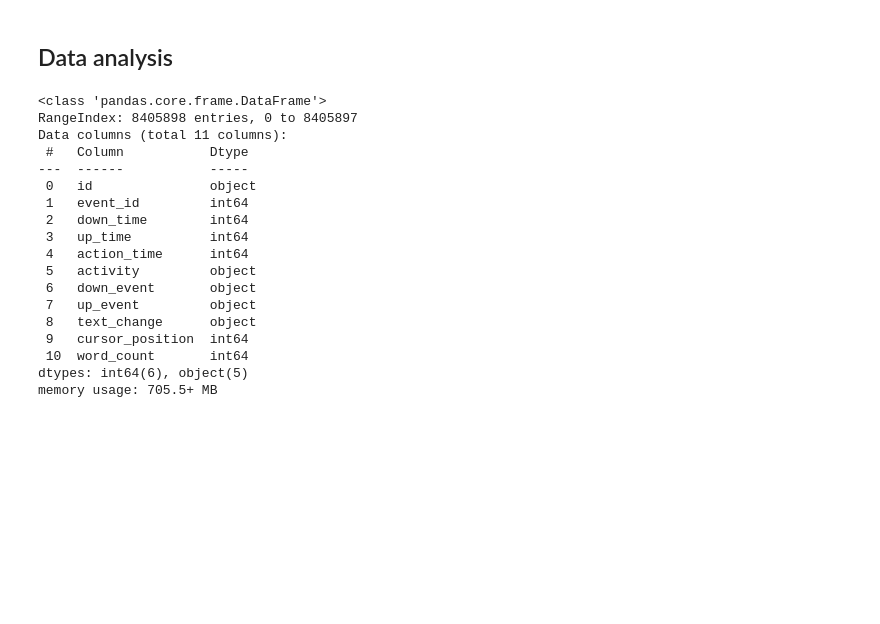
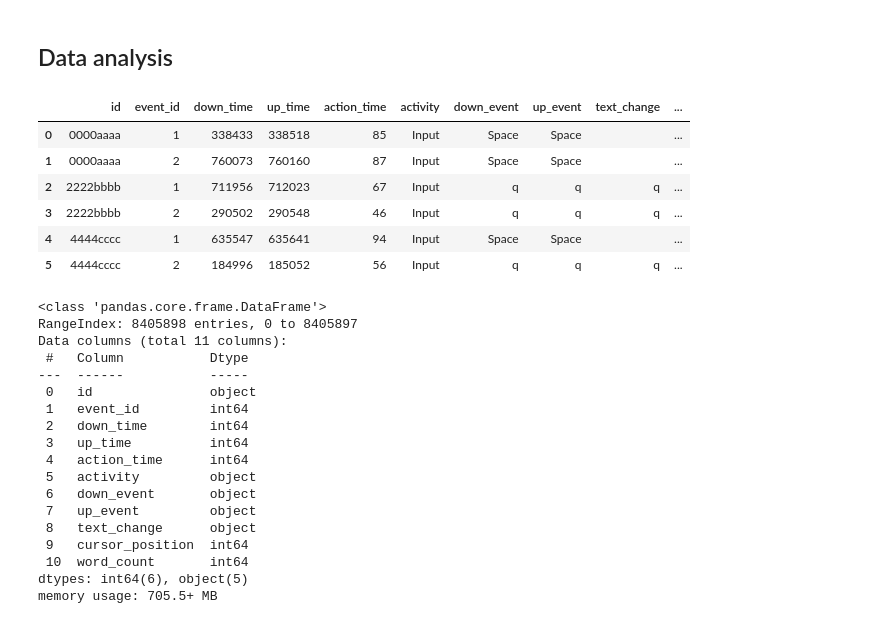
Before and after one commit to PiotrDratwa/Writing_quality_projections, a Jupyter notebook: Linking Writing Processes to Writing Quality.ipynb, the cells around one changed output. Cells and saved outputs as stored; diff of their text form; code cells hidden in the pictures; blank space fills up the shorter version.

Commit message:
Add files via upload
preparing training and test data

```diff
--- a/Linking Writing Processes to Writing Quality.ipynb
+++ b/Linking Writing Processes to Writing Quality.ipynb
@@ -7,6 +7,17 @@ import seaborn as sns
 ## Data analysis
 # %%
 df = pd.read_csv("train_logs.csv")
+test_logs = pd.read_csv("test_logs.csv")
+# %%
+test_logs
+# %% [output]
+|  | id | event_id | down_time | up_time | action_time | activity | down_event | up_event | text_change | ... |
+| 0 | 0000aaaa | 1 | 338433 | 338518 | 85 | Input | Space | Space |  | ... |
+| 1 | 0000aaaa | 2 | 760073 | 760160 | 87 | Input | Space | Space |  | ... |
+| 2 | 2222bbbb | 1 | 711956 | 712023 | 67 | Input | q | q | q | ... |
+| 3 | 2222bbbb | 2 | 290502 | 290548 | 46 | Input | q | q | q | ... |
+| 4 | 4444cccc | 1 | 635547 | 635641 | 94 | Input | Space | Space |  | ... |
+| 5 | 4444cccc | 2 | 184996 | 185052 | 56 | Input | q | q | q | ... |
 # %%
 df.info()
 # %% [output]
```
Also changed, not shown: parts of 8 cells of this notebook.
